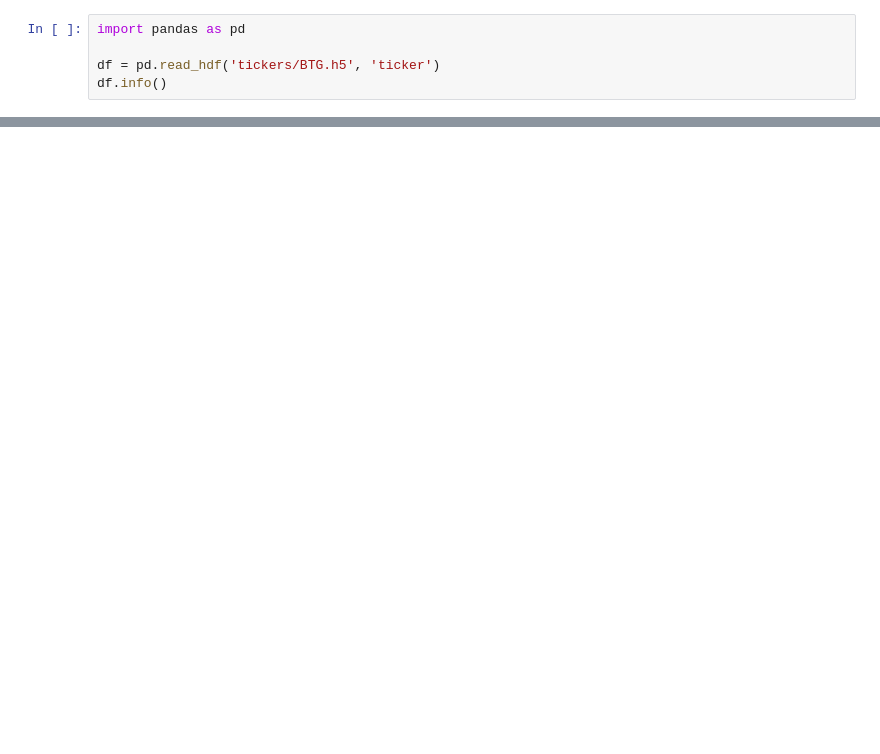
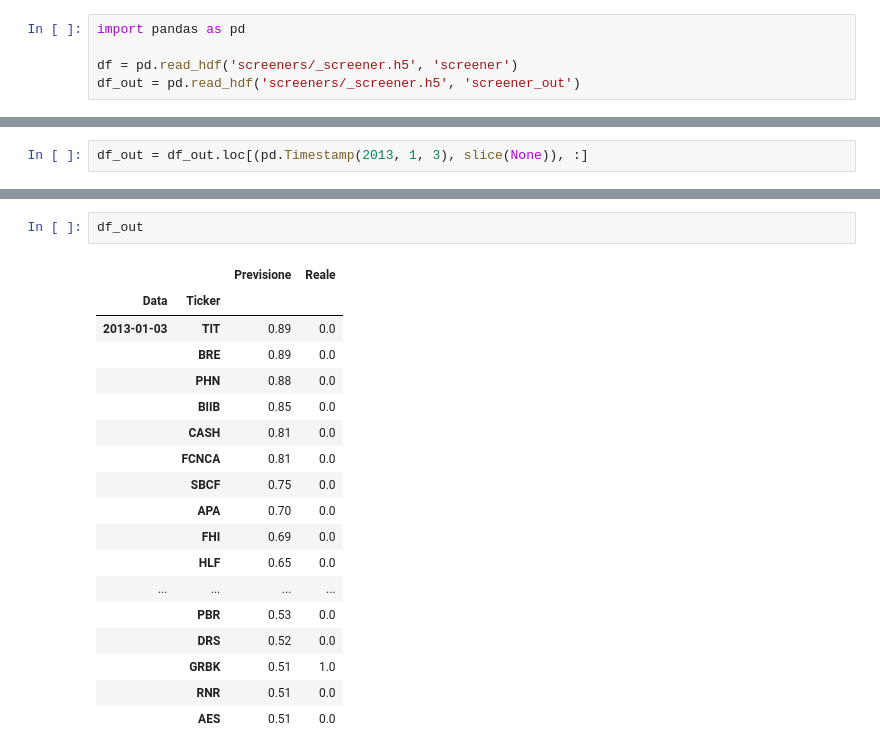
Before and after one commit to enricomarchi/Borsa, a Jupyter notebook: Untitled-1.ipynb, the cells around one changed output, grey strips where cells are left out. Drawn from its saved outputs; the diff is of its cells as text; blank space fills up the shorter version.

```diff
--- a/Untitled-1.ipynb
+++ b/Untitled-1.ipynb
@@ -1,5 +1,5 @@
 # %%
 import pandas as pd
 
-df = pd.read_hdf('tickers/BTG.h5', 'ticker')
-df.info()
+df = pd.read_hdf('screeners/_screener.h5', 'screener')
+df_out = pd.read_hdf('screeners/_screener.h5', 'screener_out')
@@ -23,0 +8,2 @@ memory usage: 1.9 MB
+# %%
+df_out = df_out.loc[(pd.Timestamp(2013, 1, 3), slice(None)), :]
@@ -23,0 +31,21 @@ memory usage: 1.9 MB
+# %%
+df_out
+# %% [output]
+|  |  | Previsione | Reale |
+| Data | Ticker |  |  |
+| 2013-01-03 | TIT | 0.89 | 0.0 |
+|  | BRE | 0.89 | 0.0 |
+|  | PHN | 0.88 | 0.0 |
+|  | BIIB | 0.85 | 0.0 |
+|  | CASH | 0.81 | 0.0 |
+|  | FCNCA | 0.81 | 0.0 |
+|  | SBCF | 0.75 | 0.0 |
+|  | APA | 0.70 | 0.0 |
+|  | FHI | 0.69 | 0.0 |
+|  | HLF | 0.65 | 0.0 |
+| ... | ... | ... | ... |
+|  | PBR | 0.53 | 0.0 |
+|  | DRS | 0.52 | 0.0 |
+|  | GRBK | 0.51 | 1.0 |
+|  | RNR | 0.51 | 0.0 |
+|  | AES | 0.51 | 0.0 |
```
Also changed, not shown: parts of 4 cells of this notebook, 3 other files.
